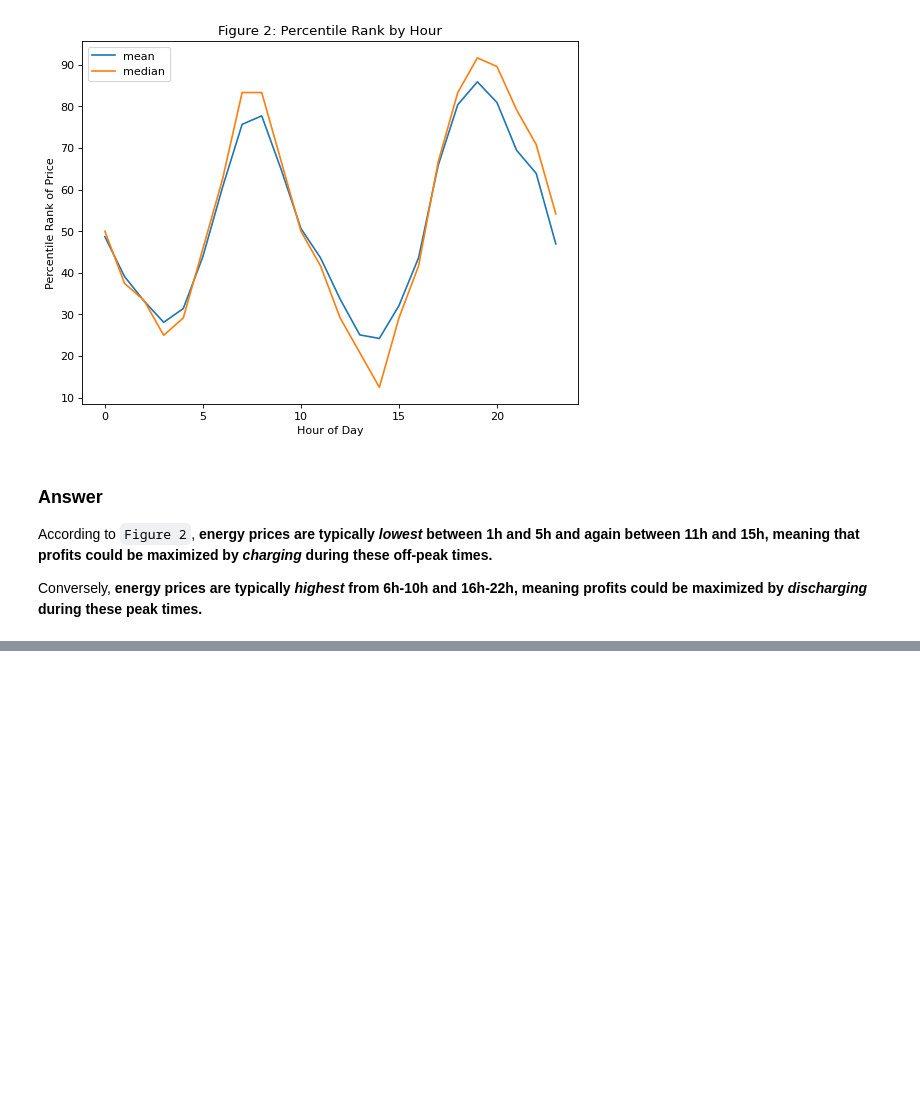
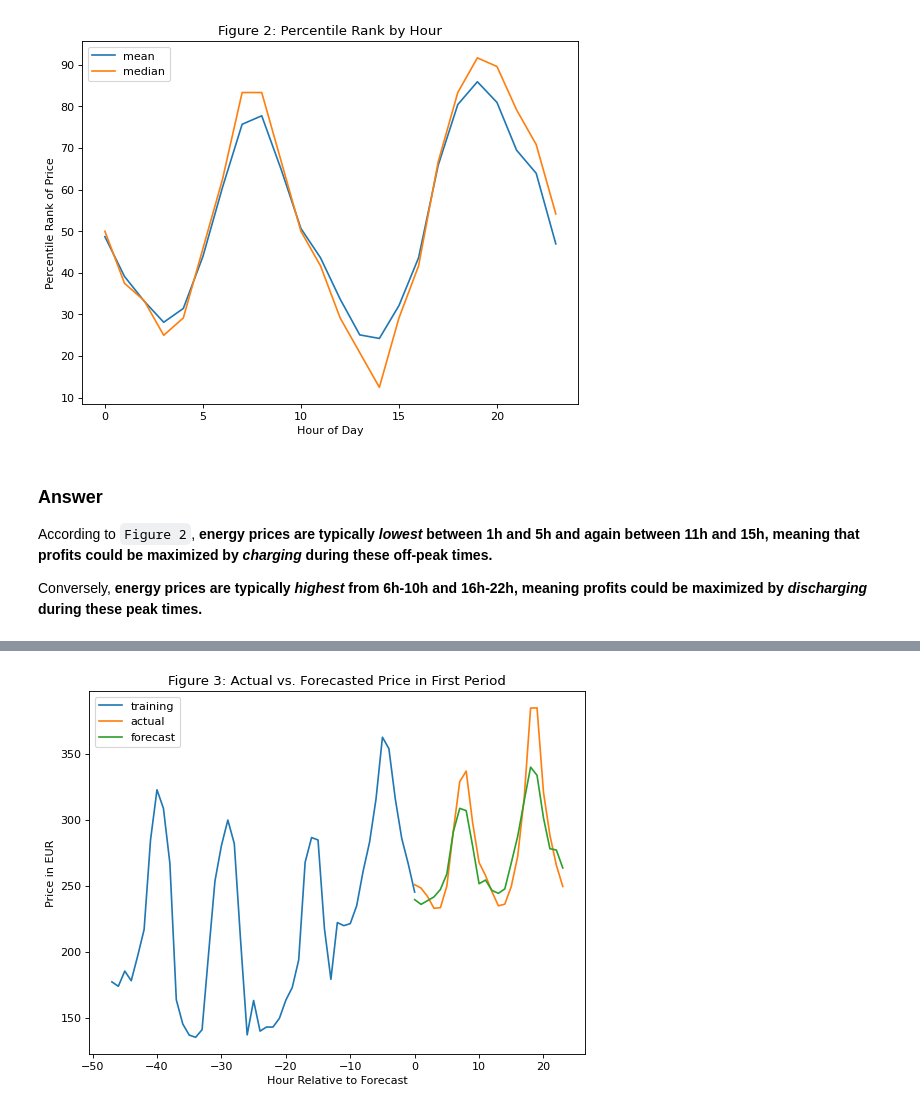
Before and after one commit to kingjosephm/Timeseries-forecasting, a Jupyter notebook: Part1.ipynb, the cells around one changed output, grey strips where cells are left out. Saved outputs shown, nothing was run; the diff lists cells and outputs as text; code cells hidden in the pictures; blank space fills up the shorter version.

```diff
--- a/Part1.ipynb
+++ b/Part1.ipynb
@@ -149,0 +290,22 @@ Conversely, **energy prices are typically *highest* from 6h-10h and 16h-22h, mea
+# %%
+n_periods = 24
+fc, confint = model.predict(n_periods=n_periods, return_conf_int=True)
+# %%
+train_periods = 48
+train = training_data[-train_periods:].reset_index().copy()
+train['countdown'] = -((train['dt'].max() - train['dt']) / np.timedelta64(1, 'h')).astype(int)
+
+test = test_data.reset_index().copy()
+test['countdown'] = ((test['dt'] - test['dt'].min()) / np.timedelta64(1, 'h')).astype(int)
+# %%
+figure(figsize=(8, 6), dpi=80)
+plt.plot(train['countdown'], train['price'], label='training')
+plt.plot(test['countdown'], test['price'], label='actual')
+plt.plot(test['countdown'], fc, label='forecast')
+plt.xlabel('Hour Relative to Forecast')
+plt.ylabel('Price in EUR')
+plt.legend()
+plt.title("Figure 3: Actual vs. Forecasted Price in First Period")
+plt.show()
+# %% [output]
+[figure, added]
```
Also changed, not shown: parts of 20 cells of this notebook.
